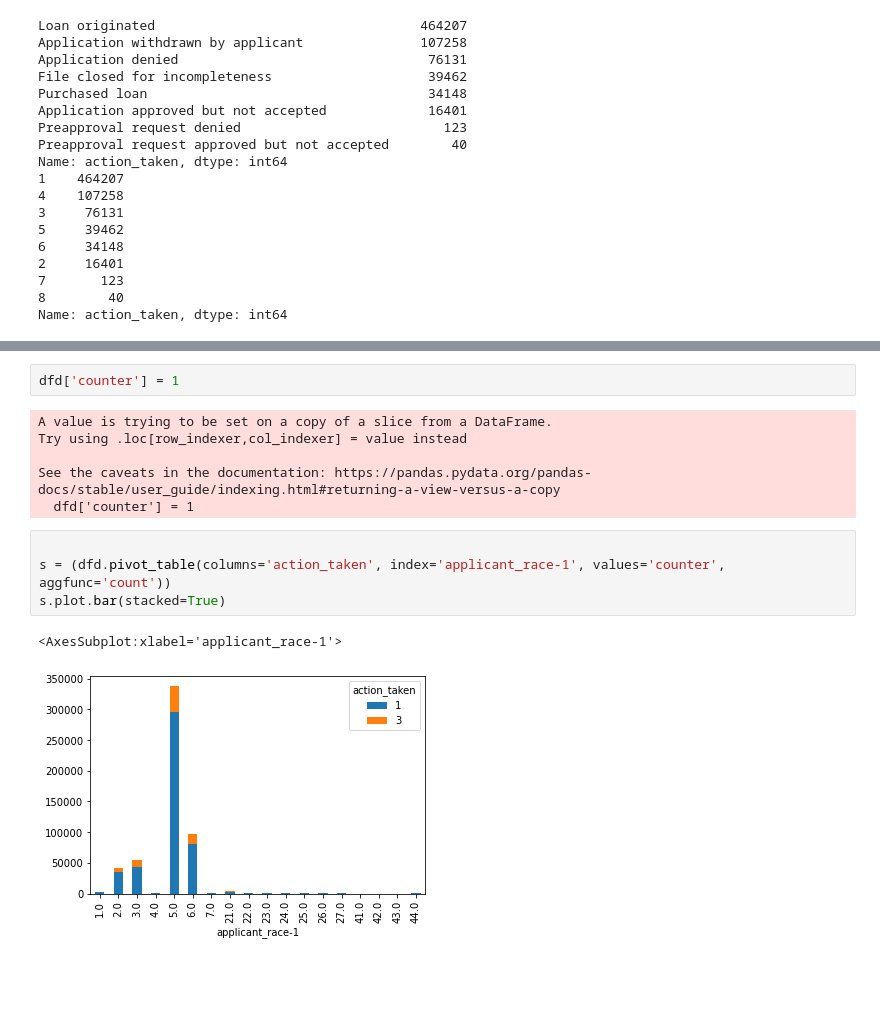
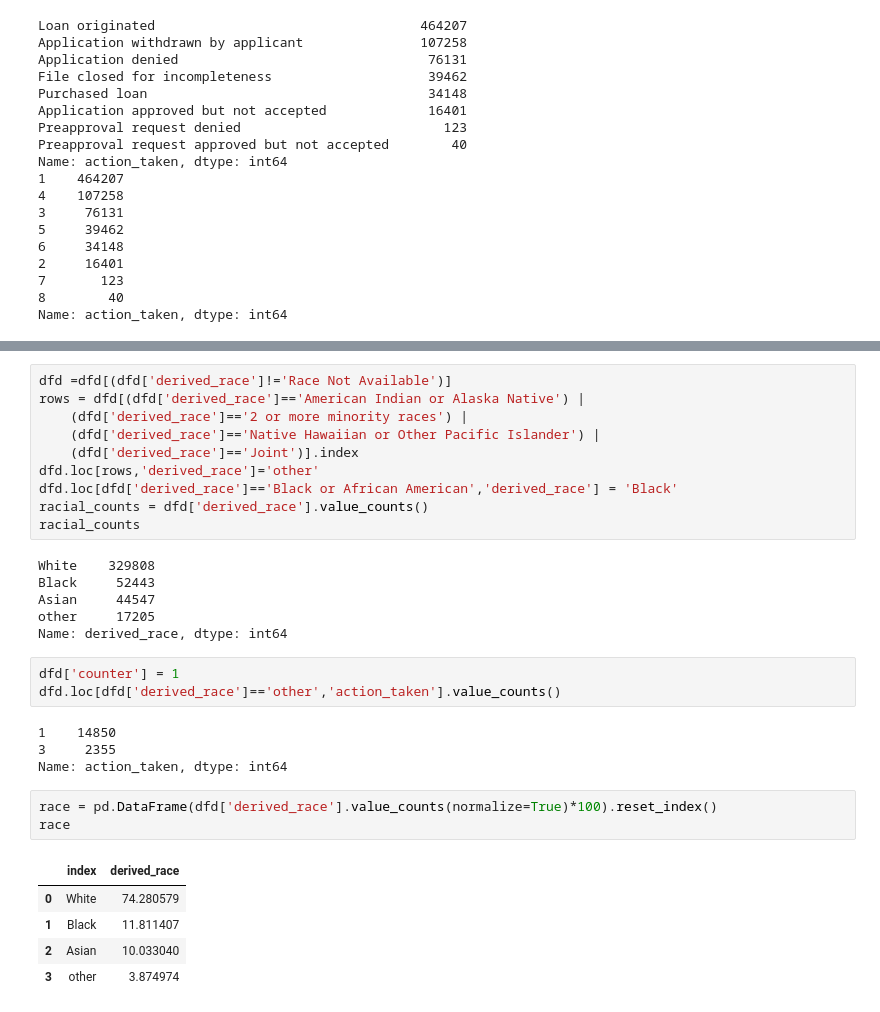
Before and after one commit to aprosekov/ethics, a Jupyter notebook: dataAnalysis.ipynb, the cells around one changed output, grey strips where cells are left out. Cells and saved outputs as stored; diff of their text form; blank space fills up the shorter version.

```diff
--- a/dataAnalysis.ipynb
+++ b/dataAnalysis.ipynb
@@ -159,15 +125,32 @@ plt.show()
+# %%
+dfd =dfd[(dfd['derived_race']!='Race Not Available')]
+rows = dfd[(dfd['derived_race']=='American Indian or Alaska Native') |
+    (dfd['derived_race']=='2 or more minority races') |
+    (dfd['derived_race']=='Native Hawaiian or Other Pacific Islander') |
+    (dfd['derived_race']=='Joint')].index
+dfd.loc[rows,'derived_race']='other'
+dfd.loc[dfd['derived_race']=='Black or African American','derived_race'] = 'Black'
+racial_counts = dfd['derived_race'].value_counts()
+racial_counts
+# %% [output]
+White    329808
+Black     52443
+Asian     44547
+other     17205
+Name: derived_race, dtype: int64
 # %%
 dfd['counter'] = 1
+dfd.loc[dfd['derived_race']=='other','action_taken'].value_counts()
 # %% [output]
-A value is trying to be set on a copy of a slice from a DataFrame.
-Try using .loc[row_indexer,col_indexer] = value instead
-
-See the caveats in the documentation: https://pandas.pydata.org/pandas-docs/stable/user_guide/indexing.html#returning-a-view-versus-a-copy
-  dfd['counter'] = 1
+1    14850
+3     2355
+Name: action_taken, dtype: int64
-# %%
-
-s = (dfd.pivot_table(columns='action_taken', index='applicant_race-1', values='counter', aggfunc='count'))
-s.plot.bar(stacked=True)
-# %% [output]
-<AxesSubplot:xlabel='applicant_race-1'>
-[figure, removed]
+# %%
+race = pd.DataFrame(dfd['derived_race'].value_counts(normalize=True)*100).reset_index()
+race
+# %% [output]
+|  | index | derived_race |
+| 0 | White | 74.280579 |
+| 1 | Black | 11.811407 |
+| 2 | Asian | 10.033040 |
+| 3 | other | 3.874974 |
```
Also changed, not shown: parts of 9 cells of this notebook, 1 other file.
